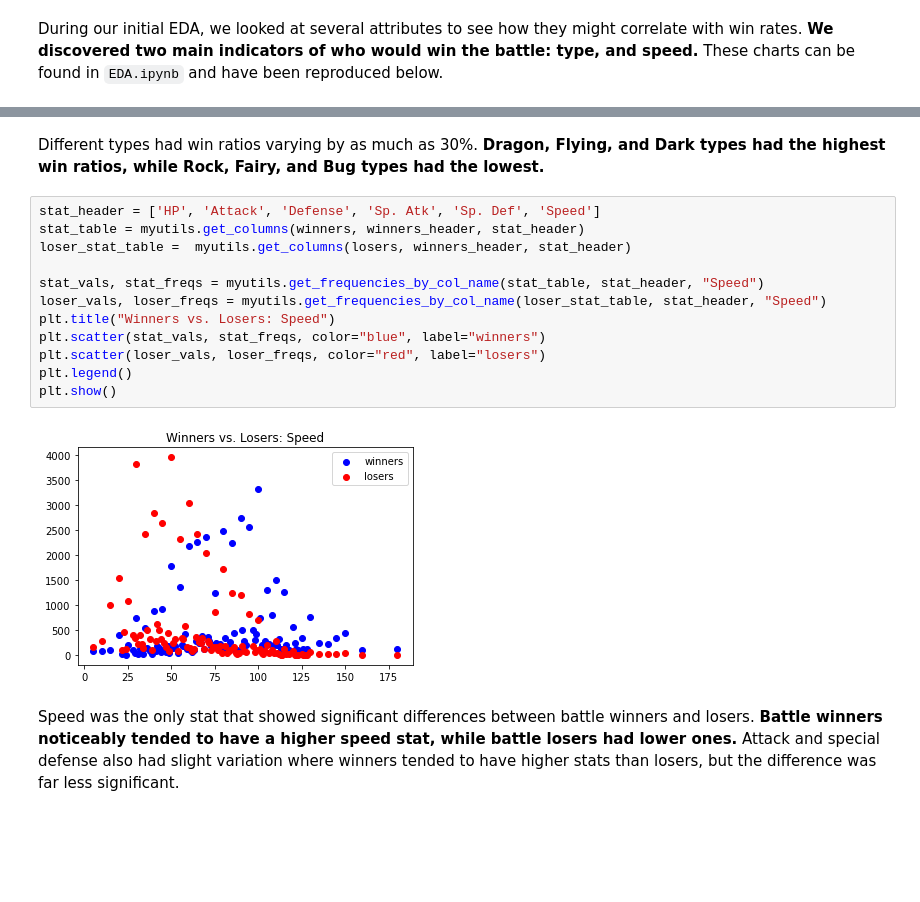
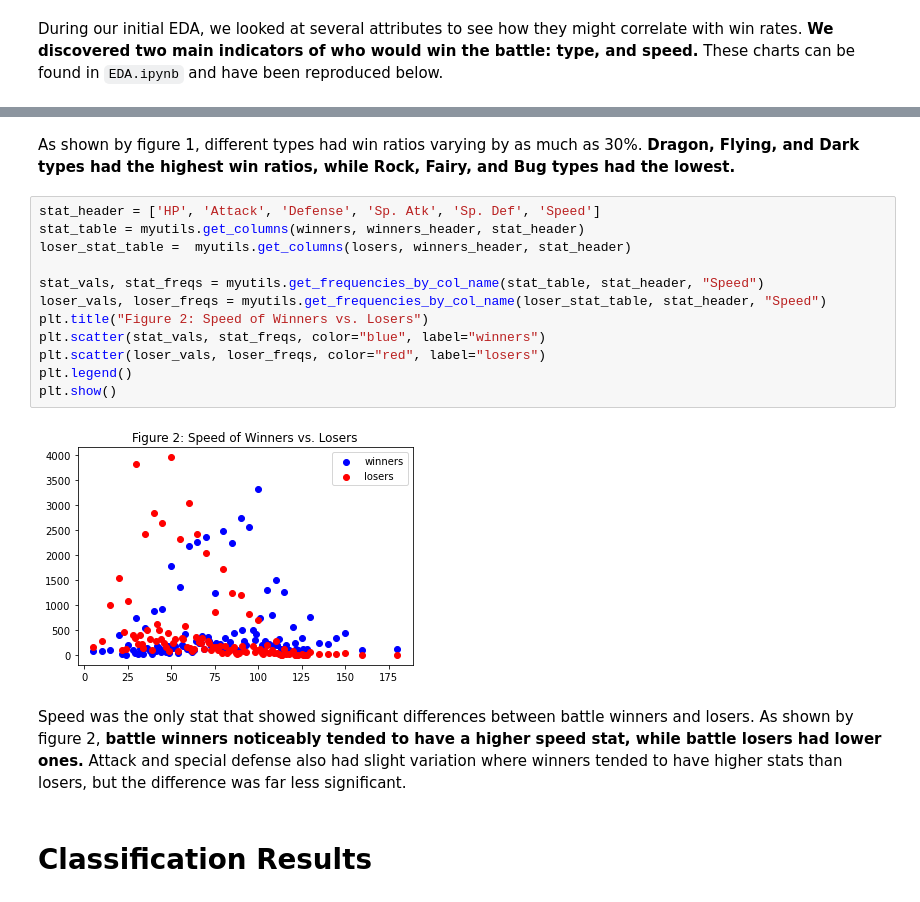
Before and after one commit to emilyinkrott/322-project, a Jupyter notebook: technical_report.ipynb, the cells around one changed output, grey strips where cells are left out. Saved outputs shown, nothing was run; the diff lists cells and outputs as text; blank space fills up the shorter version.

Commit message:
formatted figures according to assignment

```diff
--- a/technical_report.ipynb
+++ b/technical_report.ipynb
@@ -124,18 +124,20 @@ plt.show()
 # %% [markdown]
-Different types had win ratios varying by as much as 30%. **Dragon, Flying, and Dark types had the highest win ratios, while Rock, Fairy, and Bug types had the lowest.**
+As shown by figure 1, different types had win ratios varying by as much as 30%. **Dragon, Flying, and Dark types had the highest win ratios, while Rock, Fairy, and Bug types had the lowest.**
 # %%
 stat_header = ['HP', 'Attack', 'Defense', 'Sp. Atk', 'Sp. Def', 'Speed']
 stat_table = myutils.get_columns(winners, winners_header, stat_header)
 loser_stat_table =  myutils.get_columns(losers, winners_header, stat_header)
 
 stat_vals, stat_freqs = myutils.get_frequencies_by_col_name(stat_table, stat_header, "Speed")
 loser_vals, loser_freqs = myutils.get_frequencies_by_col_name(loser_stat_table, stat_header, "Speed")
-plt.title("Winners vs. Losers: Speed")
+plt.title("Figure 2: Speed of Winners vs. Losers")
 plt.scatter(stat_vals, stat_freqs, color="blue", label="winners")
 plt.scatter(loser_vals, loser_freqs, color="red", label="losers")
 plt.legend()
 plt.show()
 # %% [output]
-[figure, old version]
+[figure, new version]
 # %% [markdown]
-Speed was the only stat that showed significant differences between battle winners and losers. **Battle winners noticeably tended to have a higher speed stat, while battle losers had lower ones.** Attack and special defense also had slight variation where winners tended to have higher stats than losers, but the difference was far less significant.
+Speed was the only stat that showed significant differences between battle winners and losers. As shown by figure 2, **battle winners noticeably tended to have a higher speed stat, while battle losers had lower ones.** Attack and special defense also had slight variation where winners tended to have higher stats than losers, but the difference was far less significant.
+# %% [markdown]
+# Classification Results
```
Also changed, not shown: parts of 1 cell of this notebook.
